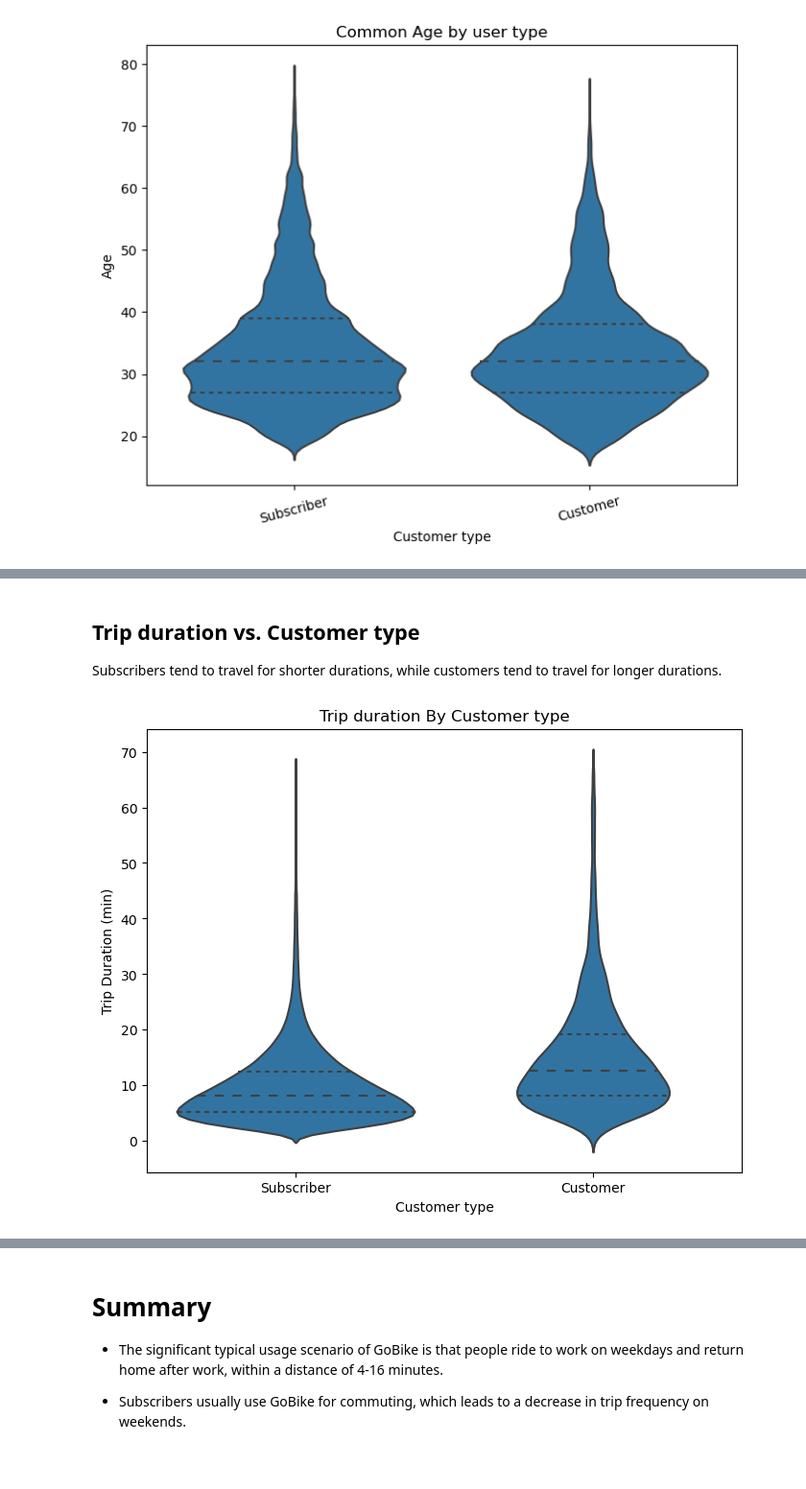
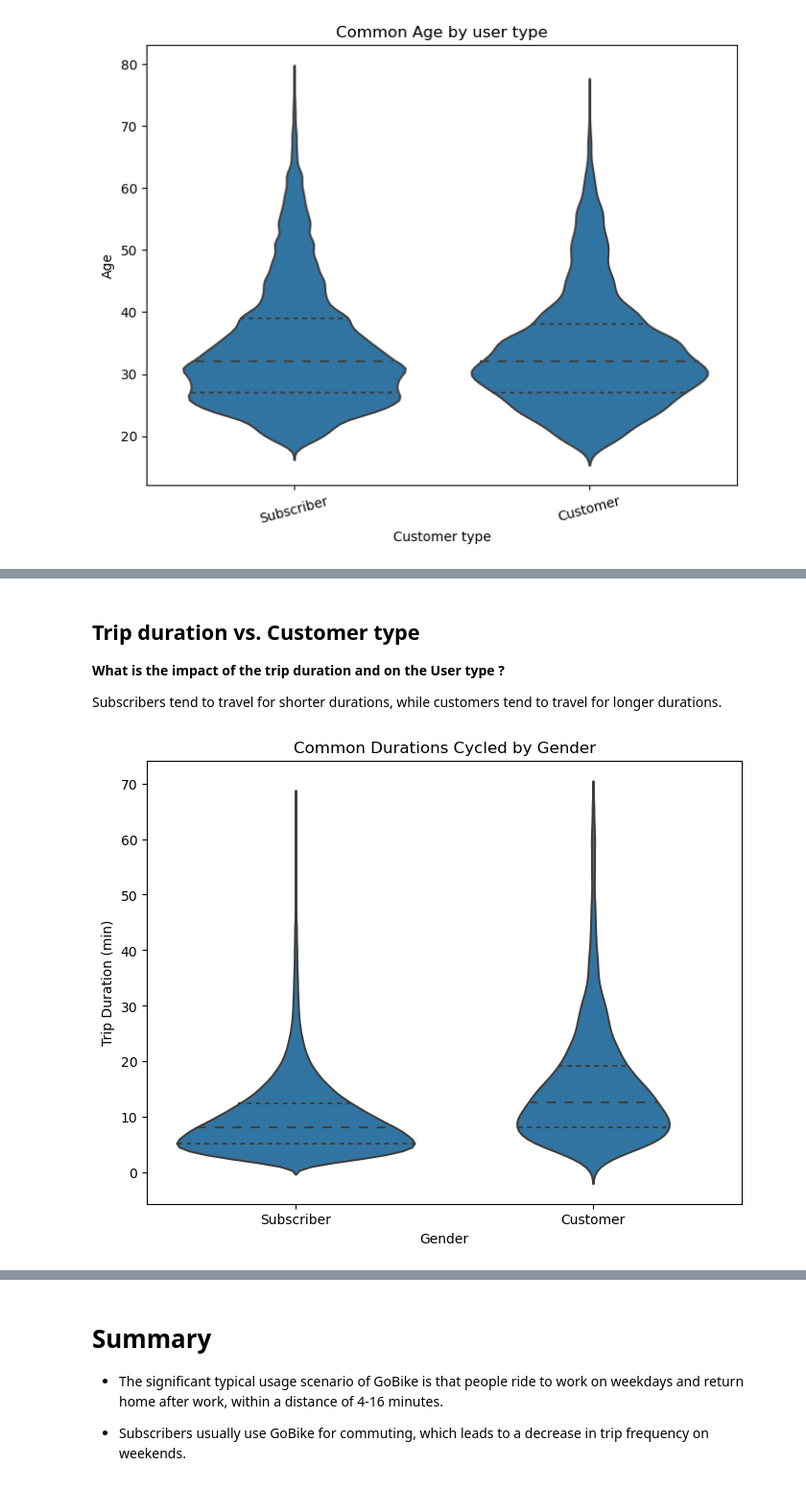
Before and after one commit to Abdou240/Data_Analyst_Nanodegree_ALX, a Jupyter notebook: Projekts/Projekt_3/Part_II_slide_deck_template.ipynb, the cells around one changed output, grey strips where cells are left out. Shown at 96% size. Saved outputs shown, nothing was run; the diff lists cells and outputs as text; code cells hidden in the pictures.

```diff
--- a/Projekts/Projekt_3/Part_II_slide_deck_template.ipynb
+++ b/Projekts/Projekt_3/Part_II_slide_deck_template.ipynb
@@ -43,3 +43,10 @@ var_dict = {'user_type': ['Subscriber','Customer'],
 for v in var_dict:
     ordered_v = pd.api.types.CategoricalDtype(ordered = True, categories= var_dict[v])
     Bike_clean[v] = Bike_clean[v].astype(ordered_v)
+# %%
+#Outlier
+high_outliers = (Bike_clean['duration_min'] > 67.5)
+#proportion of outliers in Procent %
+print(high_outliers.sum()/Bike_clean['duration_min'].sum()*100)#proportion of outlier
+# let's drop the Bike_clean['duration_min'] > 67.5
+Bike_clean = Bike_clean.loc[-high_outliers]
@@ -196,17 +209,19 @@ plt.savefig("Images/Common Age by user type.jpg");
 ![Common%20Age%20by%20user%20type-2.jpg](attachment:Common%20Age%20by%20user%20type-2.jpg)
 # %% [markdown]
 ## Trip duration vs. Customer type
+**What is the impact of the trip duration and on the User type ?**
+
 Subscribers tend to travel for shorter durations, while customers tend to travel for longer durations.
 # %%
 plt.figure(figsize = [8,6])
 #show user type vs duration in violin plot
 sb.violinplot(data = Bike_clean,
                x = 'user_type',y='duration_min',
                color = sb.color_palette()[0],inner='quartile');
-plt.title("Trip duration By Customer type");
-plt.xlabel("Customer type");
+plt.title("Common Durations Cycled by Gender");
+plt.xlabel("Gender");
 plt.ylabel("Trip Duration (min)");
 plt.savefig("Images/Trip duration By Customer type.jpg");
 # %% [output]
-[figure, old version]
+[figure, new version]
 # %% [markdown]
```
Also changed, not shown: parts of 15 cells of this notebook, 8 other files.
